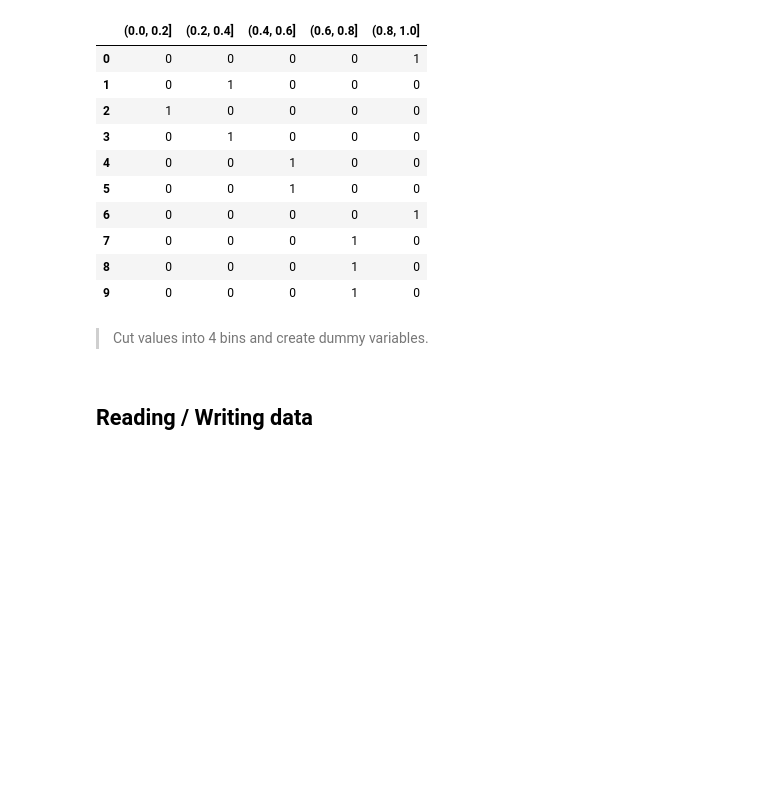
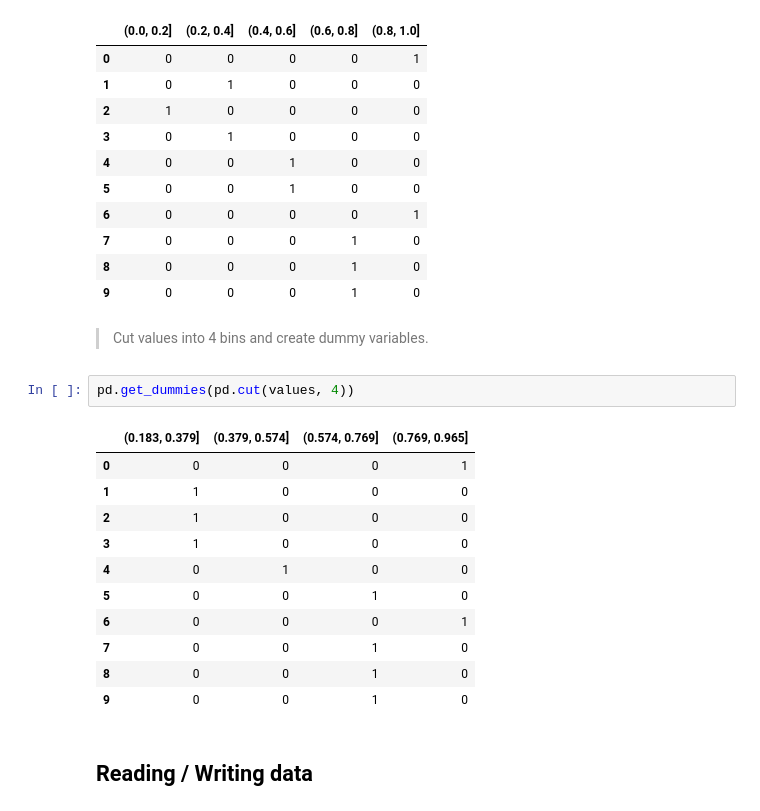
Before and after one commit to zey-2/5m-data-1.8-eda-basic, a Jupyter notebook: notebooks/eda_basic_lesson.ipynb, the cells around one changed output. Saved outputs shown, nothing was run; the diff lists cells and outputs as text; blank space fills up the shorter version.

```diff
--- a/notebooks/eda_basic_lesson.ipynb
+++ b/notebooks/eda_basic_lesson.ipynb
@@ -1363,6 +1434,20 @@ pd.get_dummies(pd.cut(values, bins))
 | 9 | 0 | 0 | 0 | 1 | 0 |
 # %% [markdown]
 > Cut values into 4 bins and create dummy variables.
+# %%
+pd.get_dummies(pd.cut(values, 4))
+# %% [output]
+|  | (0.183, 0.379] | (0.379, 0.574] | (0.574, 0.769] | (0.769, 0.965] |
+| 0 | 0 | 0 | 0 | 1 |
+| 1 | 1 | 0 | 0 | 0 |
+| 2 | 1 | 0 | 0 | 0 |
+| 3 | 1 | 0 | 0 | 0 |
+| 4 | 0 | 1 | 0 | 0 |
+| 5 | 0 | 0 | 1 | 0 |
+| 6 | 0 | 0 | 0 | 1 |
+| 7 | 0 | 0 | 1 | 0 |
+| 8 | 0 | 0 | 1 | 0 |
+| 9 | 0 | 0 | 1 | 0 |
 # %% [markdown]
 ## Reading / Writing data
 # %% [markdown]
```
Also changed, not shown: parts of 25 cells of this notebook, 2 other files.
